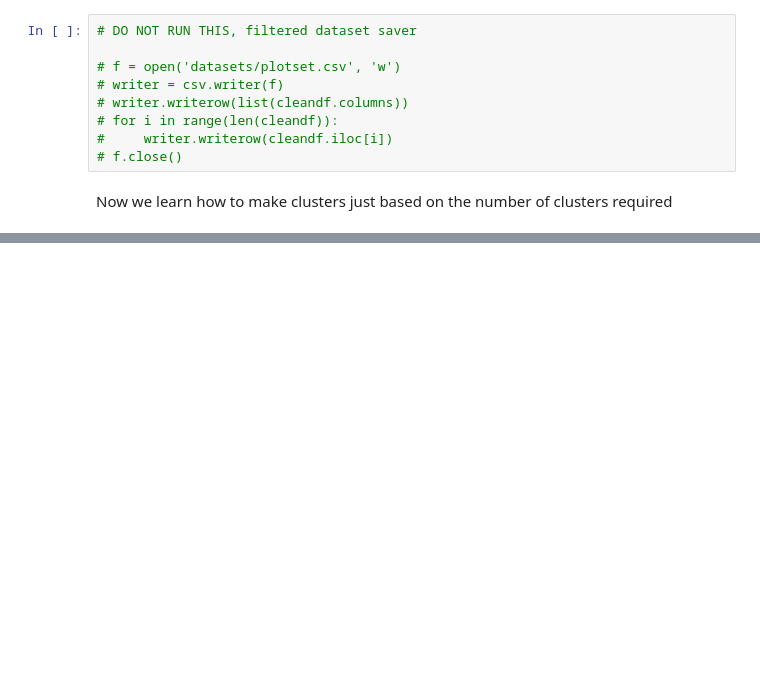
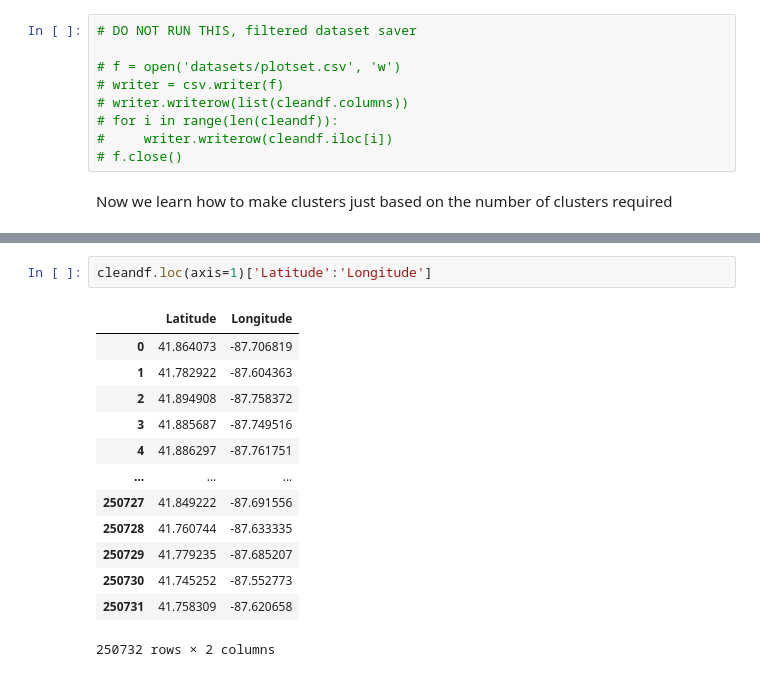
Before and after one commit to codermal7/nikolaj, a Jupyter notebook: backendExp.ipynb, the cells around one changed output, grey strips where cells are left out. Drawn from its saved outputs; the diff is of its cells as text; blank space fills up the shorter version.

```diff
--- a/backendExp.ipynb
+++ b/backendExp.ipynb
@@ -150,0 +158,16 @@ from sklearn.cluster import *
+# %%
+cleandf.loc(axis=1)['Latitude':'Longitude']
+# %% [output]
+|  | Latitude | Longitude |
+| 0 | 41.864073 | -87.706819 |
+| 1 | 41.782922 | -87.604363 |
+| 2 | 41.894908 | -87.758372 |
+| 3 | 41.885687 | -87.749516 |
+| 4 | 41.886297 | -87.761751 |
+| ... | ... | ... |
+| 250727 | 41.849222 | -87.691556 |
+| 250728 | 41.760744 | -87.633335 |
+| 250729 | 41.779235 | -87.685207 |
+| 250730 | 41.745252 | -87.552773 |
+| 250731 | 41.758309 | -87.620658 |
+250732 rows × 2 columns
```
Also changed, not shown: parts of 7 cells of this notebook, 1 other file.
